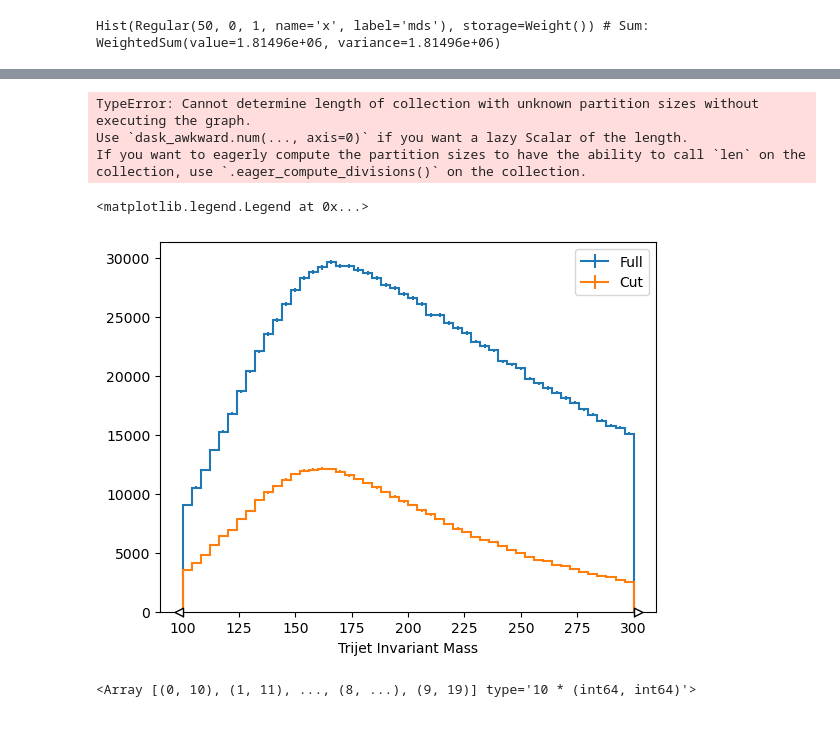
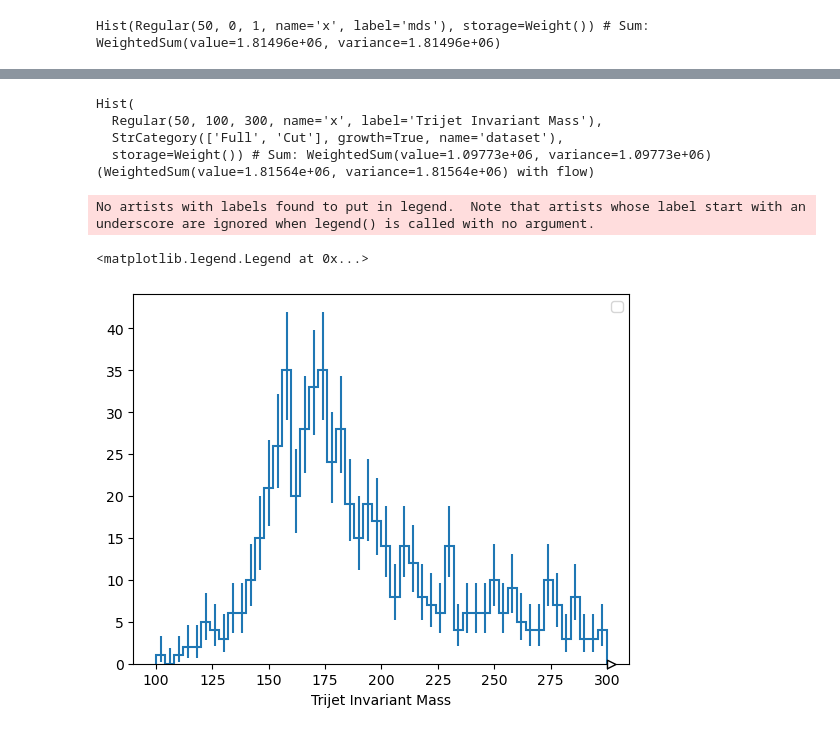
Before and after one commit to akanugan/MultiJets, a Jupyter notebook: run3_ntuplizer.ipynb, the cells around one changed output, grey strips where cells are left out. Cells and saved outputs as stored; diff of their text form; code cells hidden in the pictures.

```diff
--- a/run3_ntuplizer.ipynb
+++ b/run3_ntuplizer.ipynb
@@ -152,21 +194,19 @@ h4 = Hist(
     hist.storage.Weight()
 )
 h4.fill(ak.flatten(good_events.Trijet.m.compute()), "Full")
-cut = (good_events.Trijet.masym < 0.15) and (good_events.Trijet.mds < 0.175)
-h4.fill(ak.flatten(good_events.Trijet[cut].m.compute()), "Cut")
+overallcut = (good_events.mds6332 < 1.25)
+cut_events = good_events[overallcut]
+cut = (cut_events.Trijet.masym < 0.15) & (cut_events.Trijet.mds < 0.175) & (cut_events.Trijet.delta > 250)
+h4.fill(ak.flatten(cut_events.Trijet[cut].m.compute()), "Cut")
 # %% [output]
-TypeError: Cannot determine length of collection with unknown partition sizes without executing the graph.
-Use `dask_awkward.num(..., axis=0)` if you want a lazy Scalar of the length.
-If you want to eagerly compute the partition sizes to have the ability to call `len` on the collection, use `.eager_compute_divisions()` on the collection.
+Hist(
+  Regular(50, 100, 300, name='x', label='Trijet Invariant Mass'),
+  StrCategory(['Full', 'Cut'], growth=True, name='dataset'),
+  storage=Weight()) # Sum: WeightedSum(value=1.09773e+06, variance=1.09773e+06) (WeightedSum(value=1.81564e+06, variance=1.81564e+06) with flow)
 # %%
-h1.plot(stack=False, histtype="step")
+h4[:,"Cut"].plot(stack=False, histtype="step")
 plt.legend()
 # %% [output]
-<matplotlib.legend.Legend at 0x...>
+No artists with labels found to put in legend.  Note that artists whose label start with an underscore are ignored when legend() is called with no argument.
+<matplotlib.legend.Legend at 0x...>
-[figure, old version]
+[figure, new version]
-# %%
-a1 = ak.Array(np.arange(10))
-a2 = ak.Array(np.arange(10,20))
-ak.zip(arrays=[a1,a2])
-# %% [output]
-<Array [(0, 10), (1, 11), ..., (8, ...), (9, 19)] type='10 * (int64, int64)'>
```
Also changed, not shown: parts of 6 cells of this notebook.
